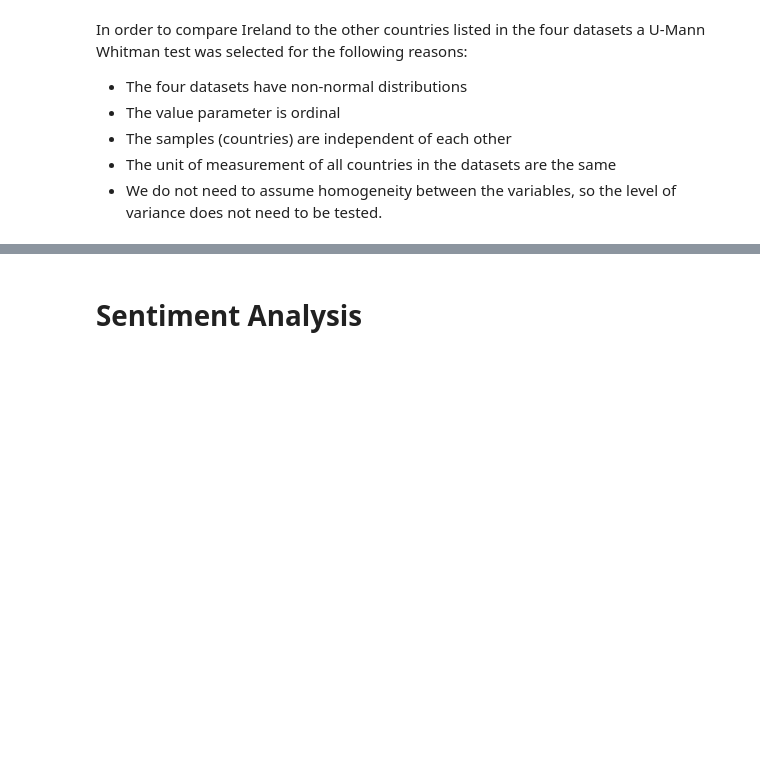
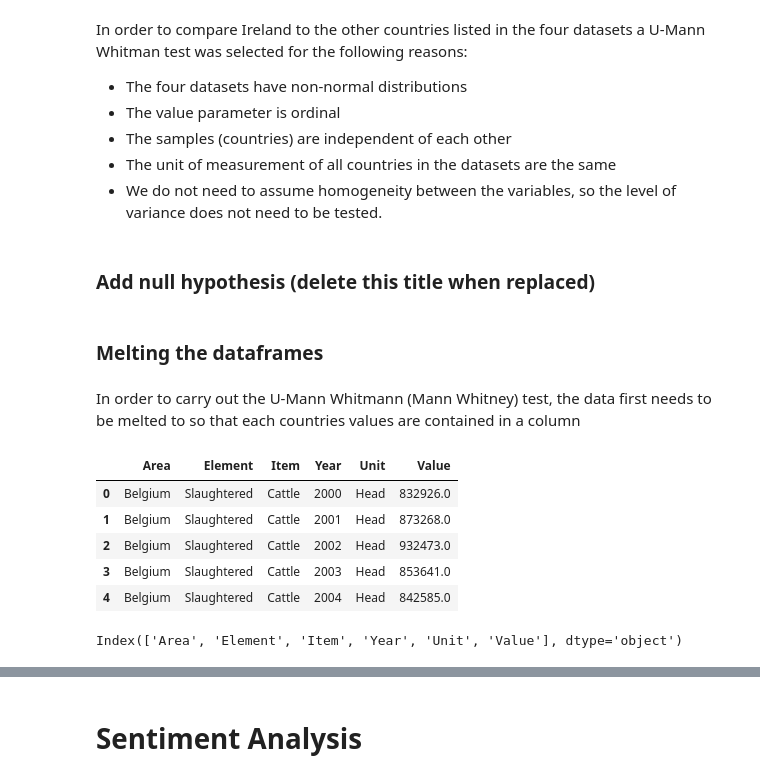
Before and after one commit to Shaun7559/CA2-Semester-1-SS, a Jupyter notebook: Report/Shaun_Smith_CA2_MSc_Data_Analytics.ipynb, the cells around one changed output, grey strips where cells are left out. Saved outputs shown, nothing was run; the diff lists cells and outputs as text; code cells hidden in the pictures; blank space fills up the shorter version.

```diff
--- a/Report/Shaun_Smith_CA2_MSc_Data_Analytics.ipynb
+++ b/Report/Shaun_Smith_CA2_MSc_Data_Analytics.ipynb
@@ -1053,3 +1053,22 @@ In order to compare Ireland to the other countries listed in the four datasets a
 - The samples (countries) are independent of each other
 - The unit of measurement of all countries in the datasets are the same
 - We do not need to assume homogeneity between the variables, so the level of variance does not need to be tested.
+# %% [markdown]
+### Add null hypothesis (delete this title when replaced)
+# %% [markdown]
+### Melting the dataframes
+# %% [markdown]
+In order to carry out the U-Mann Whitmann (Mann Whitney) test, the data first needs to be melted to so that each countries values are contained in a column
+# %%
+slaughter_clean.head()
+# %% [output]
+|  | Area | Element | Item | Year | Unit | Value |
+| 0 | Belgium | Slaughtered | Cattle | 2000 | Head | 832926.0 |
+| 1 | Belgium | Slaughtered | Cattle | 2001 | Head | 873268.0 |
+| 2 | Belgium | Slaughtered | Cattle | 2002 | Head | 932473.0 |
+| 3 | Belgium | Slaughtered | Cattle | 2003 | Head | 853641.0 |
+| 4 | Belgium | Slaughtered | Cattle | 2004 | Head | 842585.0 |
+# %%
+slaughter_clean.columns
+# %% [output]
+Index(['Area', 'Element', 'Item', 'Year', 'Unit', 'Value'], dtype='object')
```
Also changed, not shown: parts of 14 cells of this notebook.
